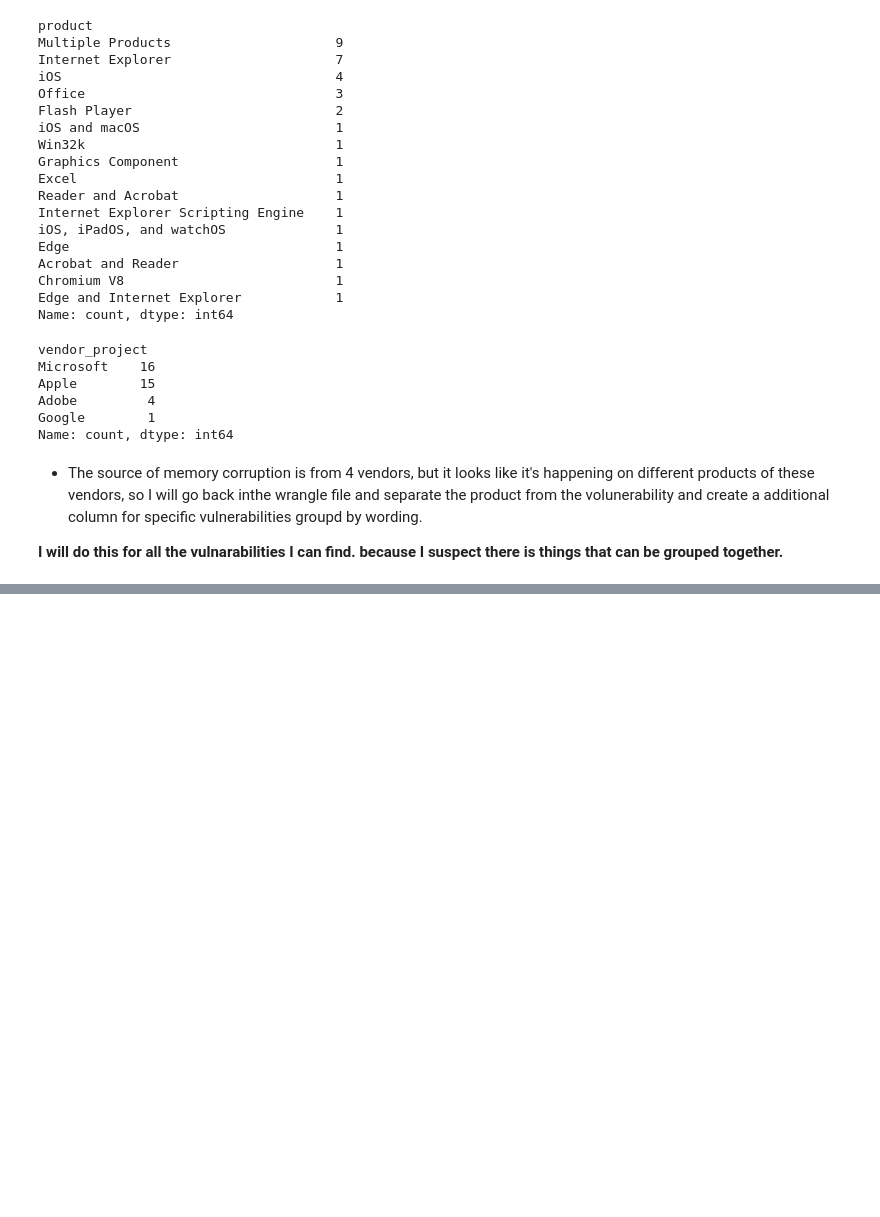
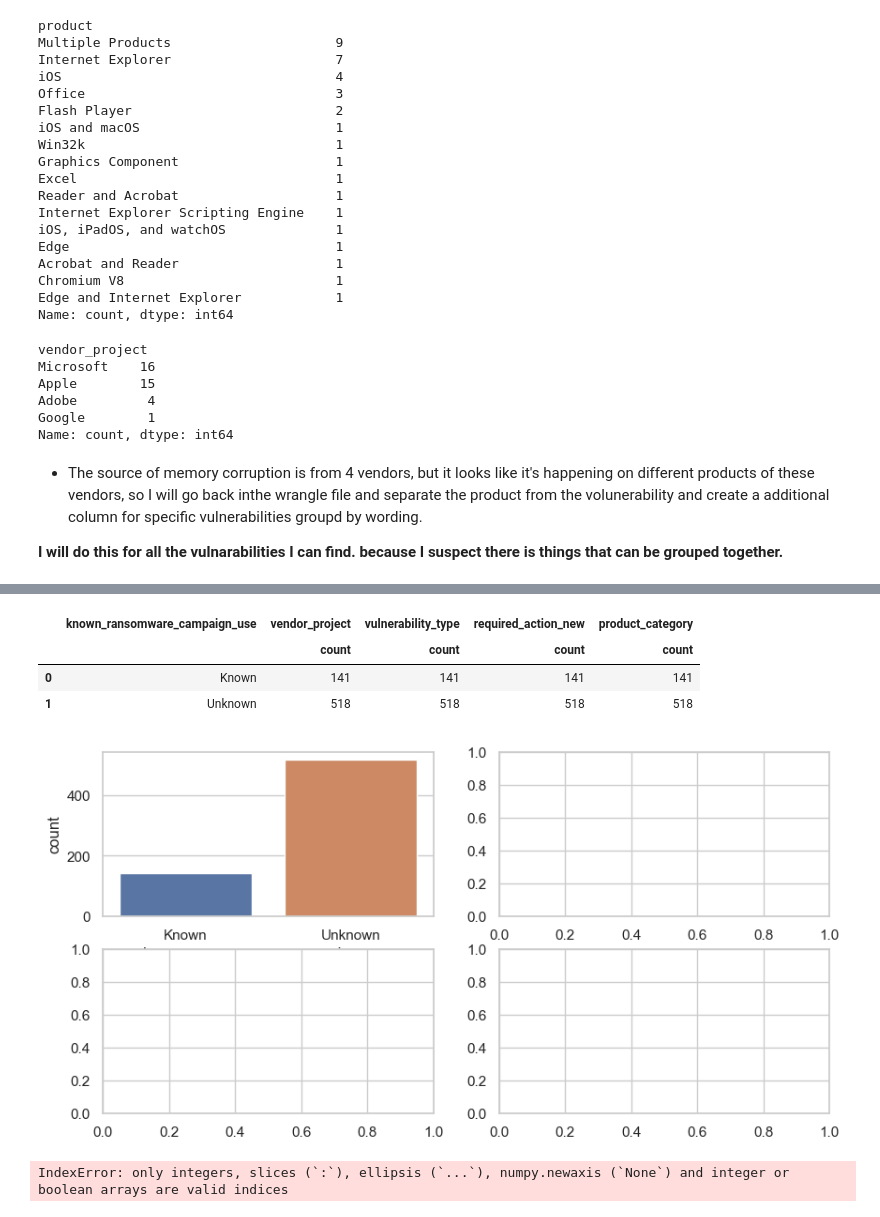
Before and after one commit to MigashaneVictoire/kev, a Jupyter notebook: explore.ipynb, the cells around one changed output, grey strips where cells are left out. Cells and saved outputs as stored; diff of their text form; code cells hidden in the pictures; blank space fills up the shorter version.

```diff
--- a/explore.ipynb
+++ b/explore.ipynb
@@ -221,0 +262,18 @@ Name: count, dtype: int64
+# %%
+train.groupby(["known_ransomware_campaign_use"]).agg(["count"]).reset_index()
+# %% [output]
+|  | known_ransomware_campaign_use | vendor_project | vulnerability_type | required_action_new | product_category |
+|  |  | count | count | count | count |
+| 0 | Known | 141 | 141 | 141 | 141 |
+| 1 | Unknown | 518 | 518 | 518 | 518 |
+# %%
+fig, ax = plt.subplots(nrows=2, ncols=2, figsize=(10,5))
+target = "known_ransomware_campaign_use"
+depth = 0
+for index, col in enumerate(train.columns[train.columns != "known_ransomware_campaign_use"]):
+    sns.countplot(data=train, x=target, ax=ax[depth,index])
+    depth += .5
+    plt.show()
+# %% [output]
+[figure, added]
+IndexError: only integers, slices (`:`), ellipsis (`...`), numpy.newaxis (`None`) and integer or boolean arrays are valid indices
```
Also changed, not shown: parts of 4 cells of this notebook, 1 other file.
